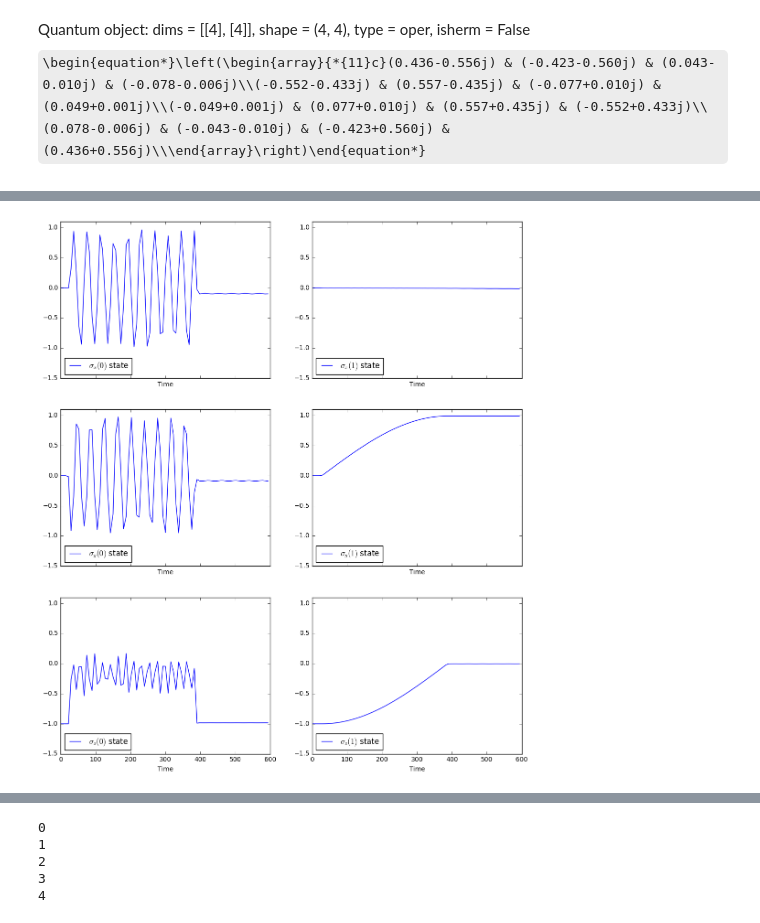
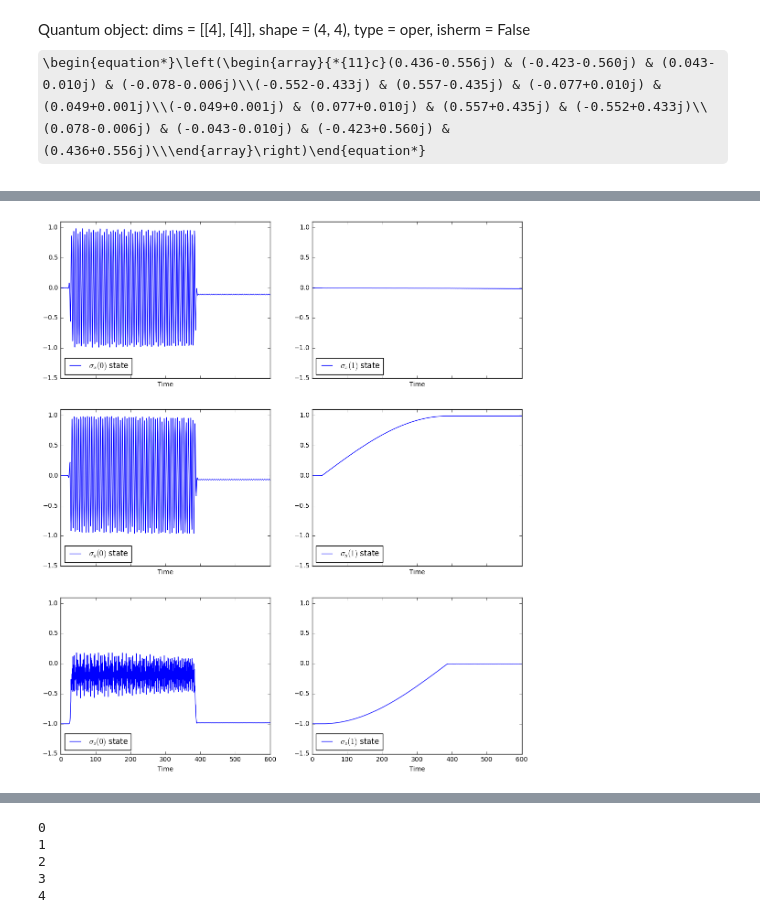
Before and after one commit to safoex/qubitlab, a Jupyter notebook: python/qutip/2qubit (2d).ipynb, the cells around one changed output, grey strips where cells are left out. Drawn from its saved outputs; the diff is of its cells as text; code cells hidden in the pictures; some formulas as TeX source.

```diff
--- a/python/qutip/2qubit (2d).ipynb
+++ b/python/qutip/2qubit (2d).ipynb
@@ -77,10 +82,30 @@ def TSm(qubit, N = N):
 # %%
 def Tvis_out(output,every_t = 1):
     graphs = int(len(output.expect)/2)
-    fig, axes2d = plt.subplots(graphs,2, figsize=(13,5*graphs), sharex=True)
+    fig, axes2d = plt.subplots(graphs,2, figsize=(9,2*graphs), sharex=True)
     #axes[0].set_title('f = %.3f, $t_{gate}$ = %.0f, $\phi$ = %f'%(f,t_gate1,phase1));
     labels = ['$\sigma_x(%d)$','$\sigma_y(%d)$','$\sigma_z(%d)$']
+    colors = ["r","g","b","black","black","black","black","black","black"]
     for idx, axes in enumerate(axes2d):
+        for idy, ax in enumerate(axes):
+            #print("%d %d"%(idx,idy))
+            ax.plot(tlist[::every_t], output.expect[idy*graphs + idx],linewidth=(2.5 if idy else 1.0),color=colors[idx], label=(labels[idx]%(idy) if idx <3 else "%d(%d)"%(idx-3,idy)) )
+            #ax.plot(tlist, oldoutput.expect[1+idx], label="Transmon %i state"%idx)
+            #ax.plot(tlist, 0.2+ 0.1*time_c_func(a=a,b=b,st=st,t=tlist,w=Eq,phase1=phase1,phase2=phase2,a2=a2,b2=b2),label="pulse (not exact)")
+            ax.set_ylim(-1.5,1.1)
+            if idy == 1:
+                ax.legend(bbox_to_anchor = [1,0],loc = "lower right")
+            else:
+                ax.legend(bbox_to_anchor = [1,1],loc = "upper right")
+            if idx == graphs-1:
+                ax.set_xlabel('Time')
+
+def Tvis_out_print(output,every_t = 1):
+    graphs = int(len(output.expect)/2)
+    fig, axes = plt.subplots(1,2, figsize=(13,5), sharex=True)
+    #axes[0].set_title('f = %.3f, $t_{gate}$ = %.0f, $\phi$ = %f'%(f,t_gate1,phase1));
+    labels = ['$\sigma_x(%d)$','$\sigma_y(%d)$','$\sigma_z(%d)$']
+    for idx in range(graphs):
         for idy, ax in enumerate(axes):
             #print("%d %d"%(idx,idy))
             ax.plot(tlist[::every_t], output.expect[idy*graphs + idx], label=(labels[idx]%(idy) if idx <3 else "%d(%d)"%(idx-3,idy)) + " state")
@@ -189,7 +214,7 @@ def observe_last(output, operators, rotationFreq):
                 expectation[(qubit-1)*num_operators + i].append(expect(op(qubit), state))
     return expectation
 # %%
-output2 = observe(out, [TSx, TSy, TSz], [w[0],w[1]],10)
-Tvis_out(output2,10)
+output2 = observe(out, [TSx, TSy, TSz], [w[0],w[1]],1)
+Tvis_out(output2,1)
 # %% [output]
-[figure, old version]
+[figure, new version]
```
Also changed, not shown: parts of 10 cells of this notebook, 49 other files.
